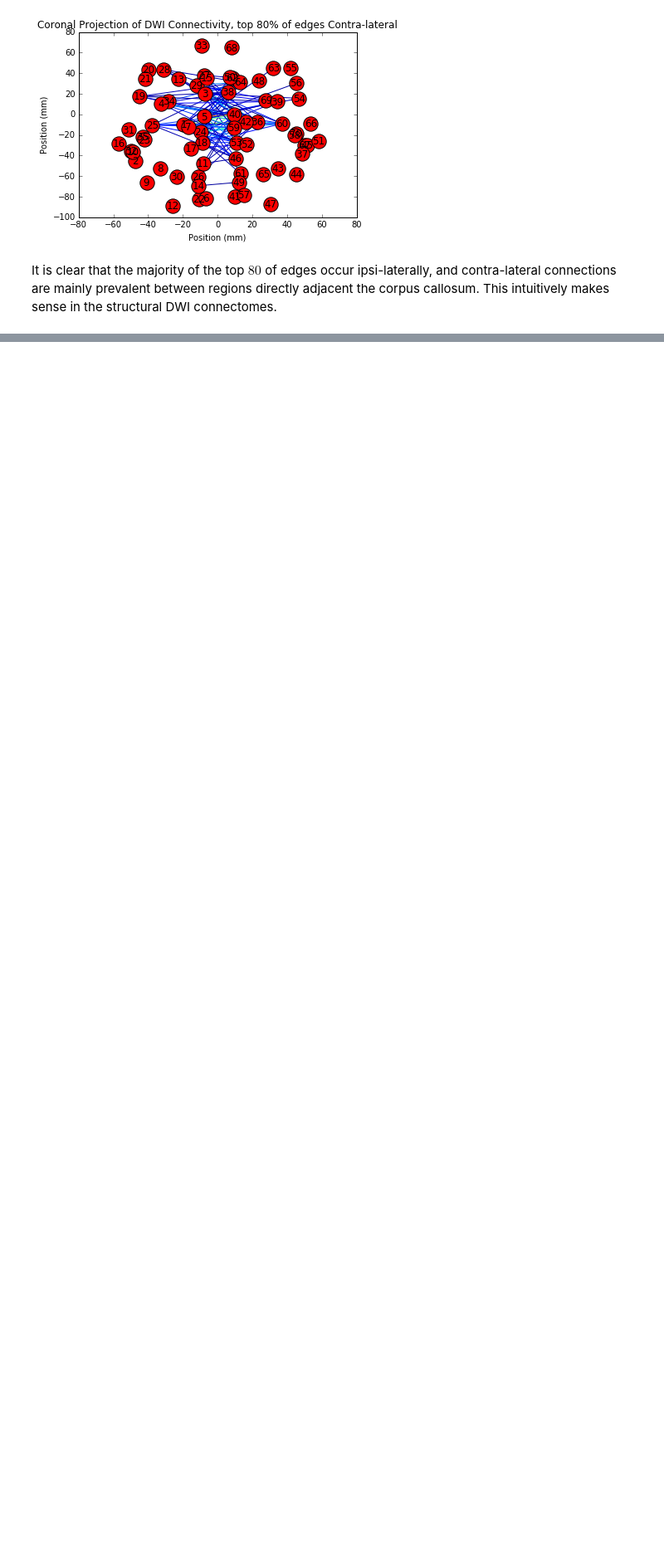
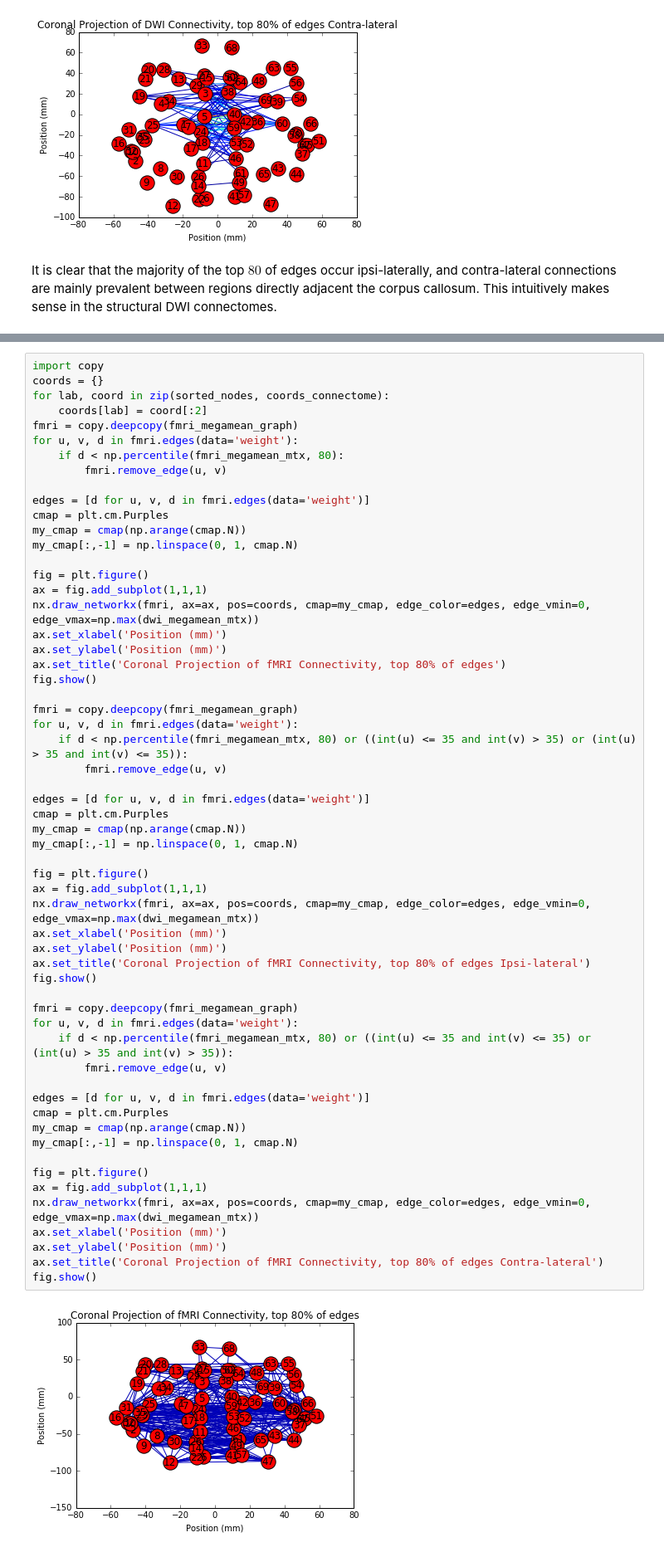
Before and after one commit to neurodata/megamean_plotting, a Jupyter notebook: matrix_plots.ipynb, the cells around one changed output, grey strips where cells are left out. Shown at 83% size. Saved outputs shown, nothing was run; the diff lists cells and outputs as text; blank space fills up the shorter version.

```diff
--- a/matrix_plots.ipynb
+++ b/matrix_plots.ipynb
@@ -163,0 +182,60 @@ It is clear that the majority of the top $80%$ of edges occur ipsi-laterally, an
+# %%
+import copy
+coords = {}
+for lab, coord in zip(sorted_nodes, coords_connectome):
+    coords[lab] = coord[:2]
+fmri = copy.deepcopy(fmri_megamean_graph)
+for u, v, d in fmri.edges(data='weight'):
+    if d < np.percentile(fmri_megamean_mtx, 80):
+        fmri.remove_edge(u, v)
+
+edges = [d for u, v, d in fmri.edges(data='weight')]
+cmap = plt.cm.Purples
+my_cmap = cmap(np.arange(cmap.N))
+my_cmap[:,-1] = np.linspace(0, 1, cmap.N)
+
+fig = plt.figure()
+ax = fig.add_subplot(1,1,1)
+nx.draw_networkx(fmri, ax=ax, pos=coords, cmap=my_cmap, edge_color=edges, edge_vmin=0, edge_vmax=np.max(dwi_megamean_mtx))
+ax.set_xlabel('Position (mm)')
+ax.set_ylabel('Position (mm)')
+ax.set_title('Coronal Projection of fMRI Connectivity, top 80% of edges')
+fig.show()
+
+fmri = copy.deepcopy(fmri_megamean_graph)
+for u, v, d in fmri.edges(data='weight'):
+    if d < np.percentile(fmri_megamean_mtx, 80) or ((int(u) <= 35 and int(v) > 35) or (int(u) > 35 and int(v) <= 35)):
+        fmri.remove_edge(u, v)
+
+edges = [d for u, v, d in fmri.edges(data='weight')]
+cmap = plt.cm.Purples
+my_cmap = cmap(np.arange(cmap.N))
+my_cmap[:,-1] = np.linspace(0, 1, cmap.N)
+
+fig = plt.figure()
+ax = fig.add_subplot(1,1,1)
+nx.draw_networkx(fmri, ax=ax, pos=coords, cmap=my_cmap, edge_color=edges, edge_vmin=0, edge_vmax=np.max(dwi_megamean_mtx))
+ax.set_xlabel('Position (mm)')
+ax.set_ylabel('Position (mm)')
+ax.set_title('Coronal Projection of fMRI Connectivity, top 80% of edges Ipsi-lateral')
+fig.show()
+
+fmri = copy.deepcopy(fmri_megamean_graph)
+for u, v, d in fmri.edges(data='weight'):
+    if d < np.percentile(fmri_megamean_mtx, 80) or ((int(u) <= 35 and int(v) <= 35) or (int(u) > 35 and int(v) > 35)):
+        fmri.remove_edge(u, v)
+
+edges = [d for u, v, d in fmri.edges(data='weight')]
+cmap = plt.cm.Purples
+my_cmap = cmap(np.arange(cmap.N))
+my_cmap[:,-1] = np.linspace(0, 1, cmap.N)
+
+fig = plt.figure()
+ax = fig.add_subplot(1,1,1)
+nx.draw_networkx(fmri, ax=ax, pos=coords, cmap=my_cmap, edge_color=edges, edge_vmin=0, edge_vmax=np.max(dwi_megamean_mtx))
+ax.set_xlabel('Position (mm)')
+ax.set_ylabel('Position (mm)')
+ax.set_title('Coronal Projection of fMRI Connectivity, top 80% of edges Contra-lateral')
+fig.show()
+# %% [output]
+[figure, added]
```
Also changed, not shown: parts of 6 cells of this notebook.
